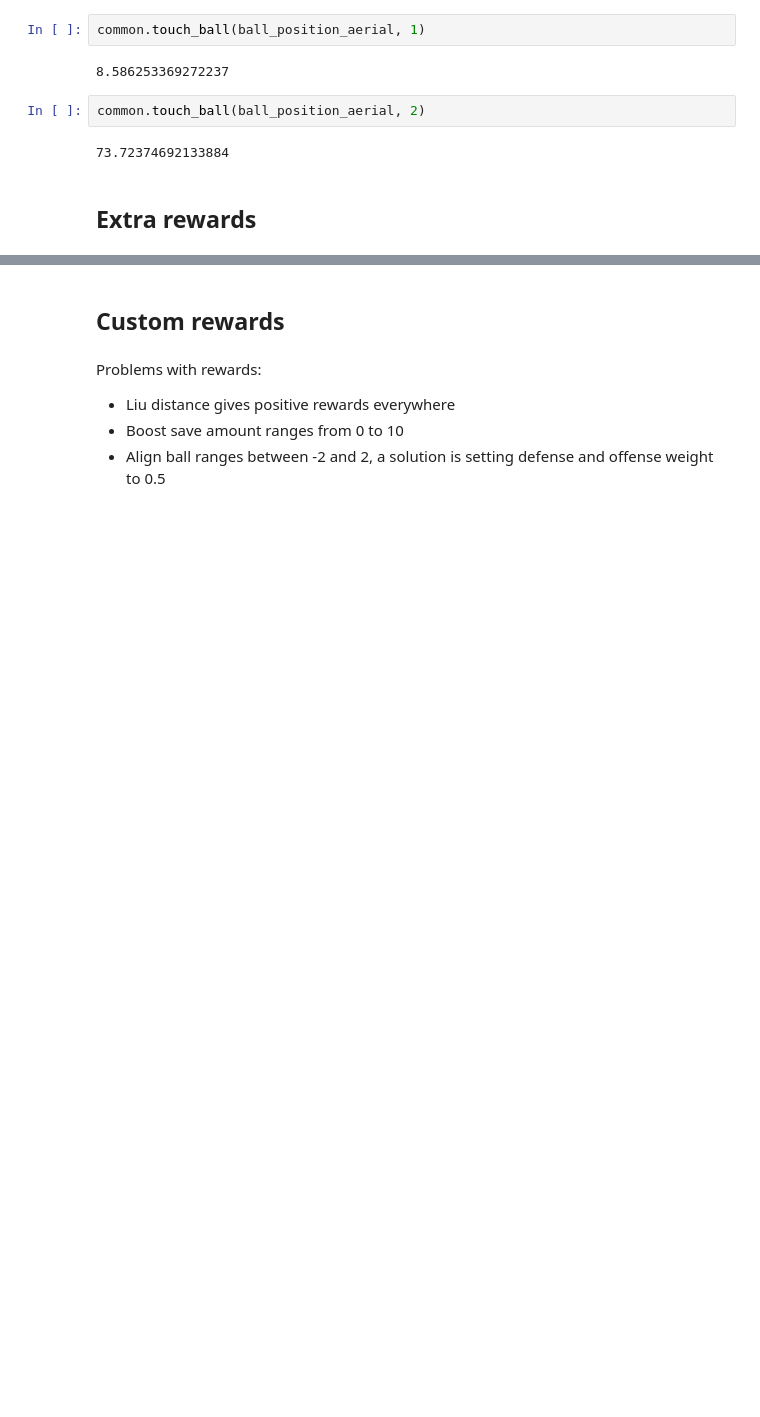
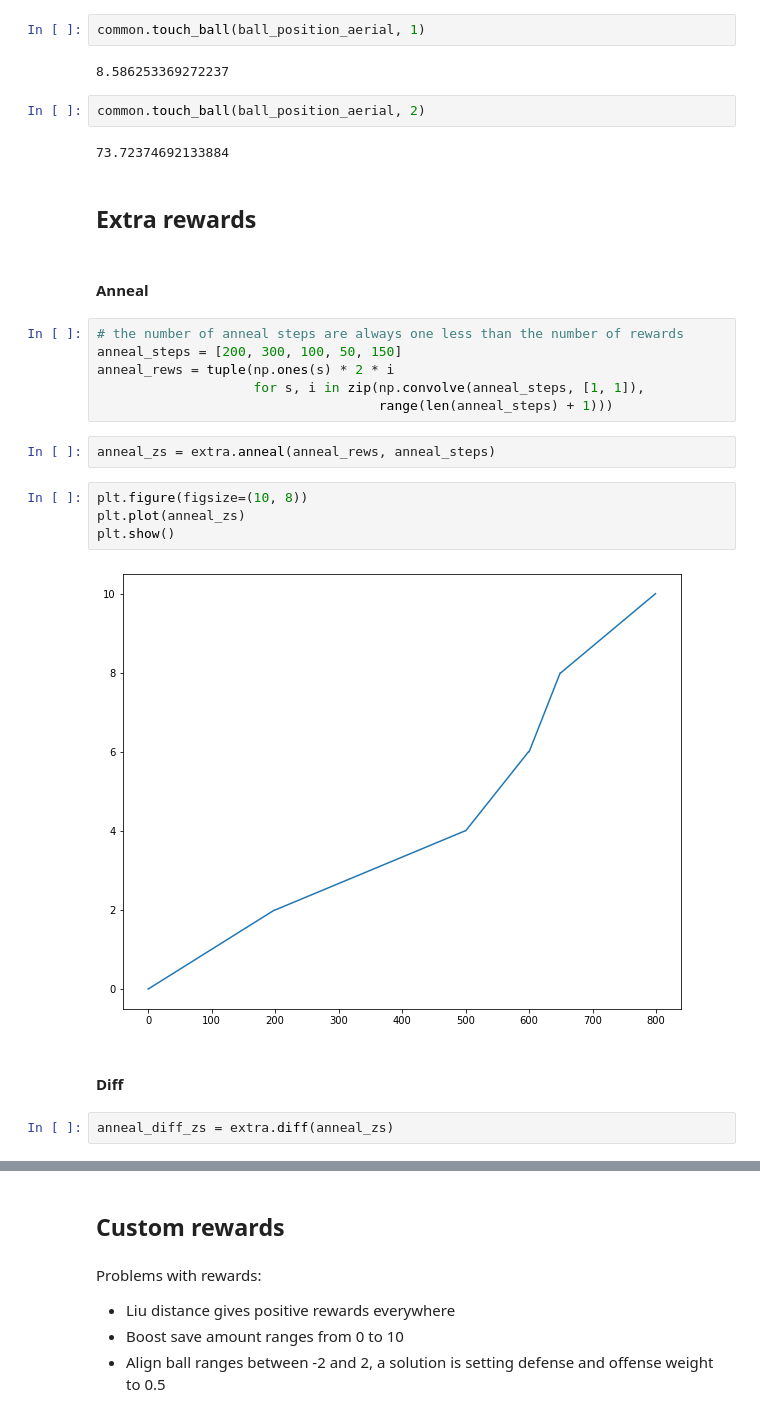
Before and after one commit to Enkhai/lucy-utils, a Jupyter notebook: examples/16_reward_shaping/analysis.ipynb, the cells around one changed output, grey strips where cells are left out. Saved outputs shown, nothing was run; the diff lists cells and outputs as text; blank space fills up the shorter version.

Commit message:
Worked on anneal rewards and diff rewards

```diff
--- a/examples/16_reward_shaping/analysis.ipynb
+++ b/examples/16_reward_shaping/analysis.ipynb
@@ -748,3 +748,23 @@ common.touch_ball(ball_position_aerial, 2)
 73.72374692133884
 # %% [markdown]
 ## Extra rewards
+# %% [markdown]
+#### Anneal
+# %%
+# the number of anneal steps are always one less than the number of rewards
+anneal_steps = [200, 300, 100, 50, 150]
+anneal_rews = tuple(np.ones(s) * 2 * i
+                    for s, i in zip(np.convolve(anneal_steps, [1, 1]),
+                                    range(len(anneal_steps) + 1)))
+# %%
+anneal_zs = extra.anneal(anneal_rews, anneal_steps)
+# %%
+plt.figure(figsize=(10, 8))
+plt.plot(anneal_zs)
+plt.show()
+# %% [output]
+[figure, added]
+# %% [markdown]
+#### Diff
+# %%
+anneal_diff_zs = extra.diff(anneal_zs)
```
Also changed, not shown: parts of 11 cells of this notebook, 1 other file.
